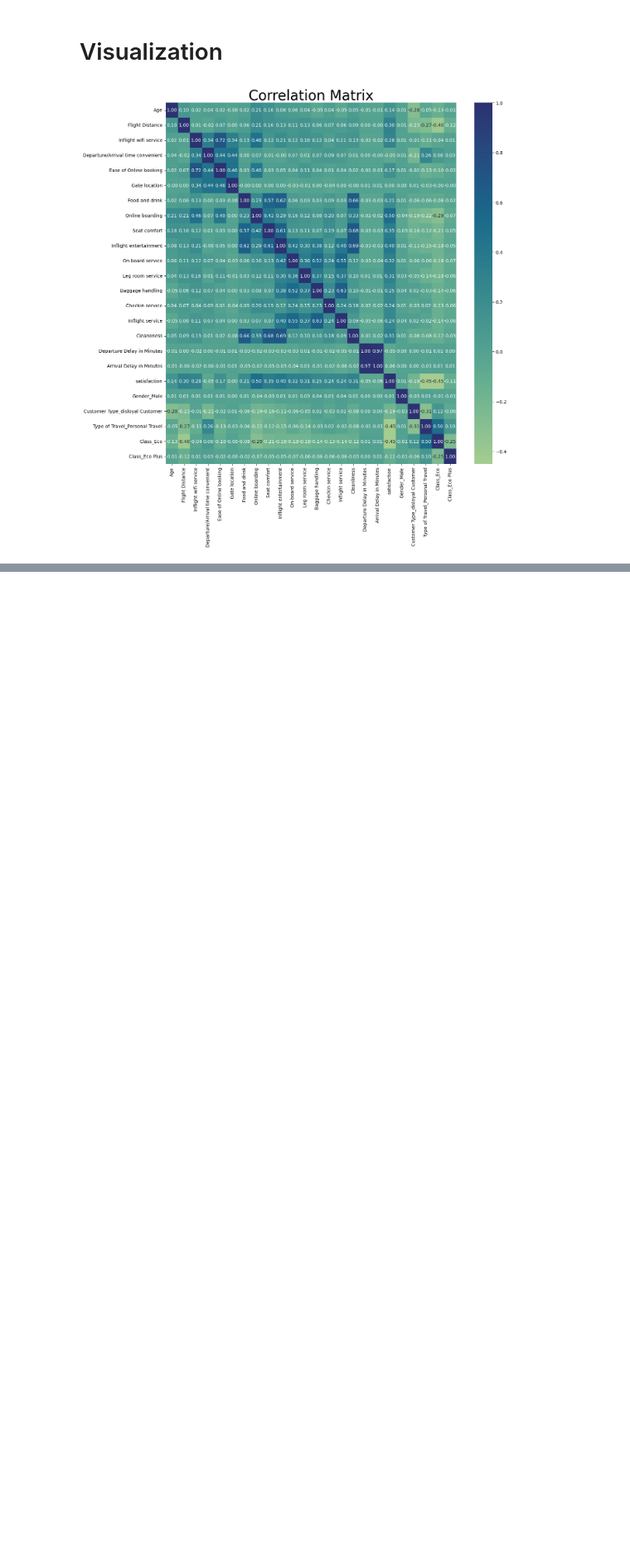
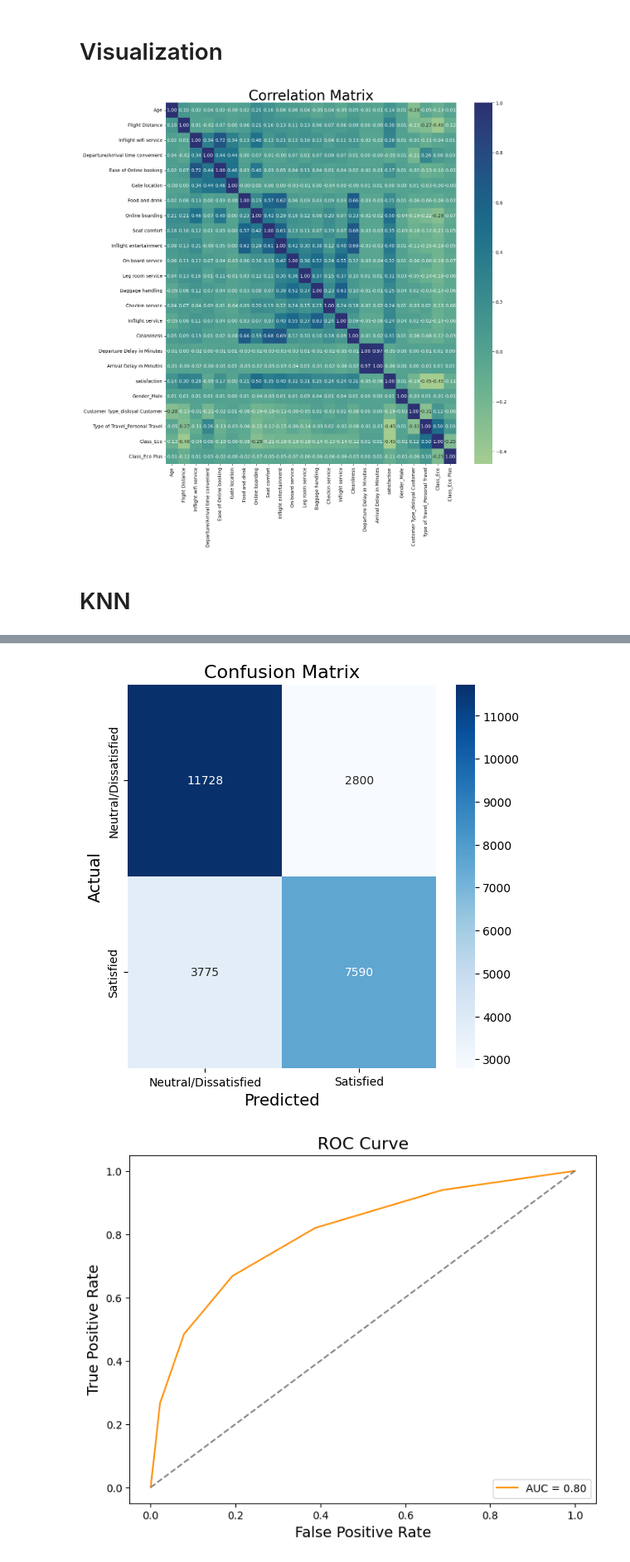
Before and after one commit to airline-management-system/customer-satisfaction, a Jupyter notebook: notebook/benchmark.ipynb, the cells around one changed output, grey strips where cells are left out. Shown: that part at 83% size. Cells and saved outputs as stored; diff of their text form; code cells hidden in the pictures; blank space fills up the shorter version.

Commit message:
add knn,lr,rf models

```diff
--- a/notebook/benchmark.ipynb
+++ b/notebook/benchmark.ipynb
@@ -45,3 +45,81 @@ def display_correlation_matrix(df):
 display_correlation_matrix(train)
 # %% [output]
 [figure]
+# %%
+from sklearn.model_selection import train_test_split
+
+# Drop NaN values
+train.dropna(axis=0,inplace=True)
+test.dropna(axis=0,inplace=True)
+
+# Split the variables into X and y
+X_train = train.drop(columns=['satisfaction'])
+y_train = train['satisfaction']
+
+# Split the test data set
+X_test = test.drop(columns=['satisfaction'])
+y_test = test['satisfaction']
+# %% [markdown]
+# KNN
+# %%
+from sklearn.neighbors import KNeighborsClassifier
+from sklearn.metrics import roc_curve
+from sklearn.metrics import confusion_matrix
+import seaborn as sns
+import matplotlib.pyplot as plt
+from sklearn.metrics import accuracy_score, precision_score, recall_score, f1_score, roc_auc_score, cohen_kappa_score, confusion_matrix, roc_curve, auc
+import matplotlib.pyplot as plt
+
+
+def run_knn():
+    # Define the KNN model
+    knn_model = KNeighborsClassifier(n_neighbors=5)
+
+    # Train the model
+    knn_model.fit(X_train, y_train)
+
+    # Predict after the train by using train dataset
+    y_pred = knn_model.predict(X_test)
+    y_prob = knn_model.predict_proba(X_test)[:, 1]
+
+    # Calculate performance metrics
+    knn_accuracy = accuracy_score(y_test, y_pred)
+    knn_precision = precision_score(y_test, y_pred)
+    knn_recall = recall_score(y_test, y_pred)
+    knn_f1 = f1_score(y_test, y_pred)
+    knn_auc = roc_auc_score(y_test, y_prob)
+    knn_kappa = cohen_kappa_score(y_test, y_pred)
+
+    # Print performance metrics
+    print(f"Accuracy: {knn_accuracy:.2f}")
+    print(f"Precision: {knn_precision:.2f}")
+    print(f"Recall: {knn_recall:.2f}")
+    print(f"F1-Score: {knn_f1:.2f}")
+    print(f"AUC: {knn_auc:.2f}")
+    print(f"Cohen's Kappa: {knn_kappa:.2f}")
+
+    # Plot confusion matrix
+    conf_matrix = confusion_matrix(y_test, y_pred)
+
+    plt.figure(figsize=(6, 6))
+    sns.heatmap(conf_matrix, annot=True, fmt="d", cmap="Blues", xticklabels=['Neutral/Dissatisfied', 'Satisfied'], yticklabels=['Neutral/Dissatisfied', 'Satisfied'])
+    plt.title('Confusion Matrix', fontsize=16)
+    plt.xlabel('Predicted', fontsize=14)
+    plt.ylabel('Actual', fontsize=14)
+    plt.show()
+
+    # Draw ROC curve
+
+    fpr, tpr, _ = roc_curve(y_test, y_prob)
+
+    plt.figure(figsize=(8, 6))
+    plt.plot(fpr, tpr, label=f"AUC = {knn_auc:.2f}", color="darkorange")
+    plt.plot([0, 1], [0, 1], linestyle="--", color="gray")
+    plt.title('ROC Curve', fontsize=16)
+    plt.xlabel('False Positive Rate', fontsize=14)
+    plt.ylabel('True Positive Rate', fontsize=14)
+    plt.legend(loc="lower right")
+    plt.show()
+
+run_knn()
+# %% [output]
@@ -47,0 +132,2 @@ display_correlation_matrix(train)
+[figure, added]
+[figure, added]
```
Also changed, not shown: parts of 6 cells of this notebook.
